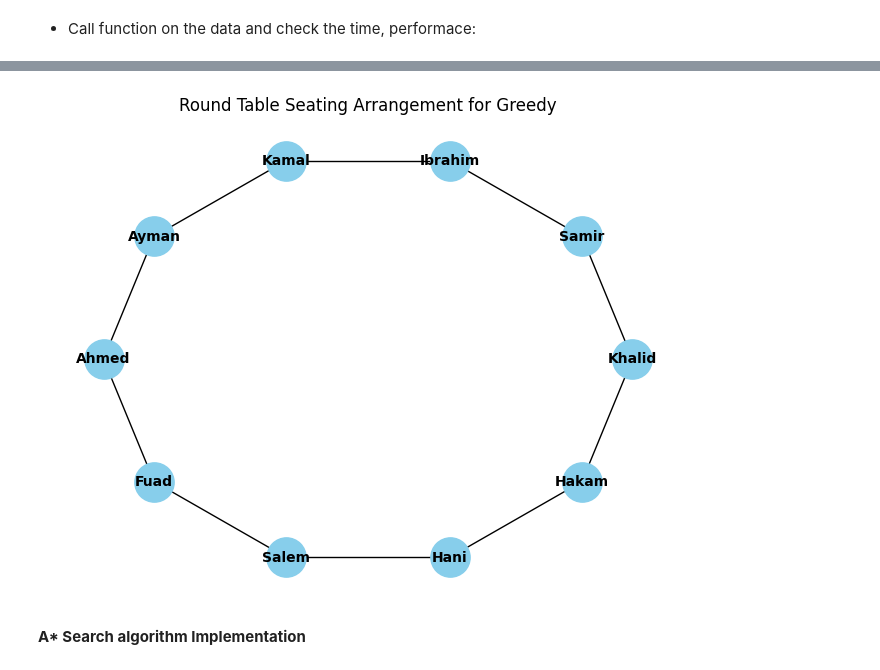
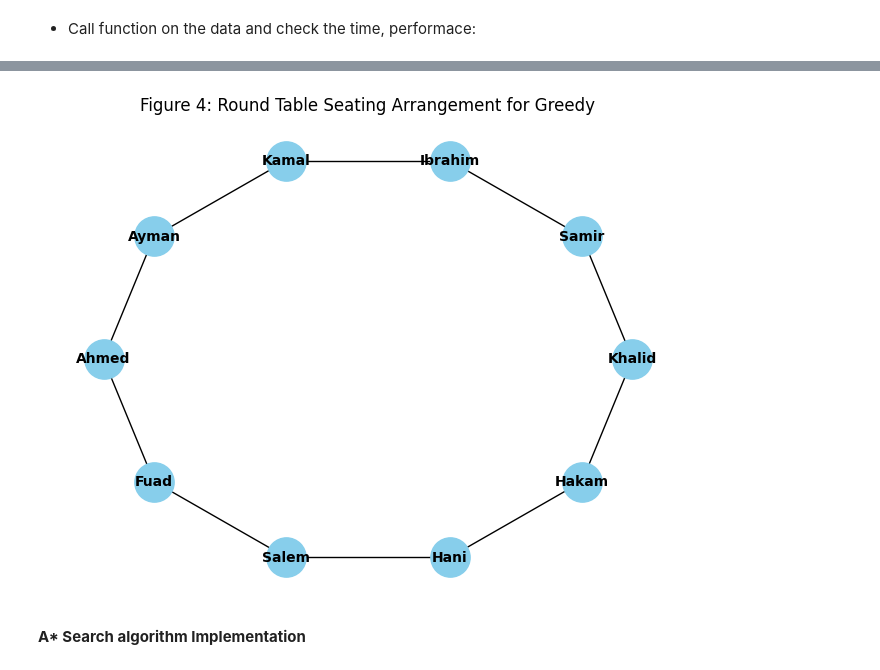
Before and after one commit to sondosaabed/Round-Table-Seating-Arrangement-Search-and-Heuristic, a Jupyter notebook: 1210802_A1.ipynb, the cells around one changed output, grey strips where cells are left out. Drawn from its saved outputs; the diff is of its cells as text; code cells hidden in the pictures.

```diff
--- a/1210802_A1.ipynb
+++ b/1210802_A1.ipynb
@@ -234,7 +232,7 @@ def visualize_round_table(arrangement, title):
 # %%
 def uniform_cost_search(graph):
     """
-    An implemnetation of Uniform Cost Search (UCS) algorithm that finds the shortest path
+    An implemnetation of Uniform Cost Search (UCS) algorithm
     Args:
         graph (nx.Graph): graph of the data
         start_node (str): the start node
@@ -249,25 +247,20 @@ def uniform_cost_search(graph):
 
     priority_queue = []
     heapq.heappush(priority_queue, (0, [individuals[0]]))  # Start from the first individual
-
     while priority_queue:
         current_cost, current_path = heapq.heappop(priority_queue)
         current_node = current_path[-1]
-
-        # Check if we've completed a full cycle (path contains all individuals)
         if len(current_path) == len(individuals) and current_path[0] in graph.neighbors(current_node):
             current_cost = total_cost_from_path(current_path, graph)
             if current_cost < min_cost:
                 min_cost = current_cost
                 optimal_arrangement = current_path
                 continue
-
         for neighbor in graph.neighbors(current_node):
             if neighbor not in current_path:
                 new_path = current_path + [neighbor]
                 new_cost = total_cost_from_path(new_path, graph)
                 heapq.heappush(priority_queue, (new_cost, new_path))
-
     return optimal_arrangement, min_cost
 # %% [markdown]
 - Call function on the data and check the time, performace:
@@ -294,22 +287,20 @@ def  greedy_search(graph):
     """
     An implemnetation of greedy search algorithm that finds the round arranemnet with minumum hate
     Args:
-
+        graph (nx.Grpah): graph object
     Returns:
-
+        None if it fails or returns the path that have a solution
     """
     individuals = list(graph.nodes)
-    if len(individuals) == 0:
-        return None
-
     current_node = individuals[0]
     path = [current_node]
     visited = {current_node}
+    if len(individuals) == 0:
+        return None
 
     while len(path) < len(individuals):
         min_cost = float('inf')
         best_next_node = None
-
         for neighbor in graph.neighbors(current_node):
             if neighbor not in visited:
                 new_path = path + [neighbor]
@@ -317,7 +308,6 @@ def  greedy_search(graph):
                 if new_cost < min_cost:
                     min_cost = new_cost
                     best_next_node = neighbor
-
         if best_next_node is None:
             break
 
@@ -346,7 +336,7 @@ Wall time: 1.62 ms
 # %%
-visualize_round_table(optimal_arrangement_greedy,'Round Table Seating Arrangement for Greedy')
+visualize_round_table(optimal_arrangement_greedy,'Figure 4: Round Table Seating Arrangement for Greedy')
 # %% [output]
-[figure, old version]
+[figure, new version]
 # %% [markdown]
 <b>A* Search algorithm Implementation</b>
 # %% [markdown]
```
Also changed, not shown: parts of 19 cells of this notebook.
